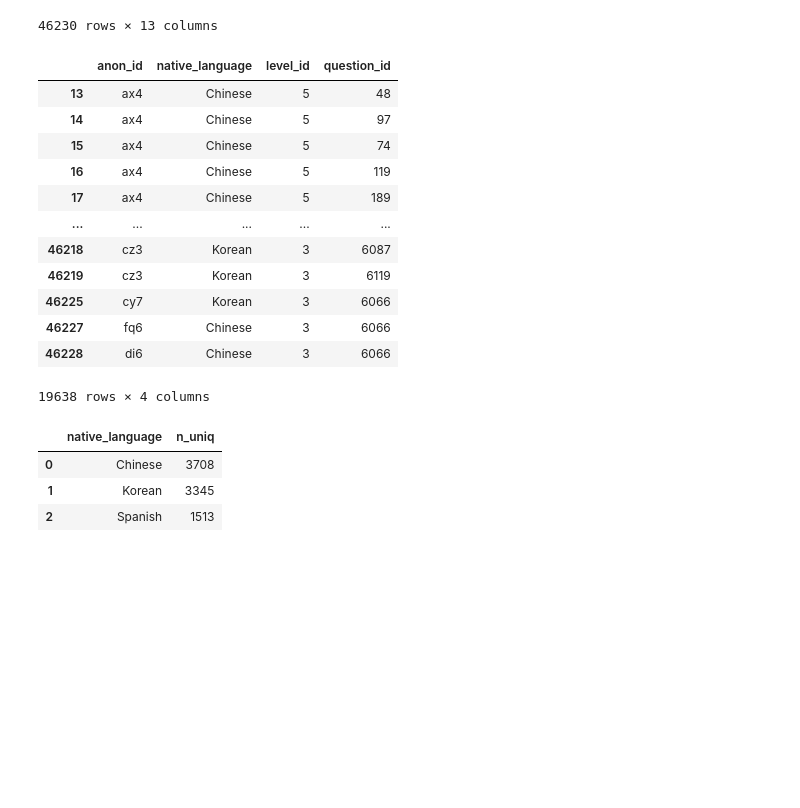
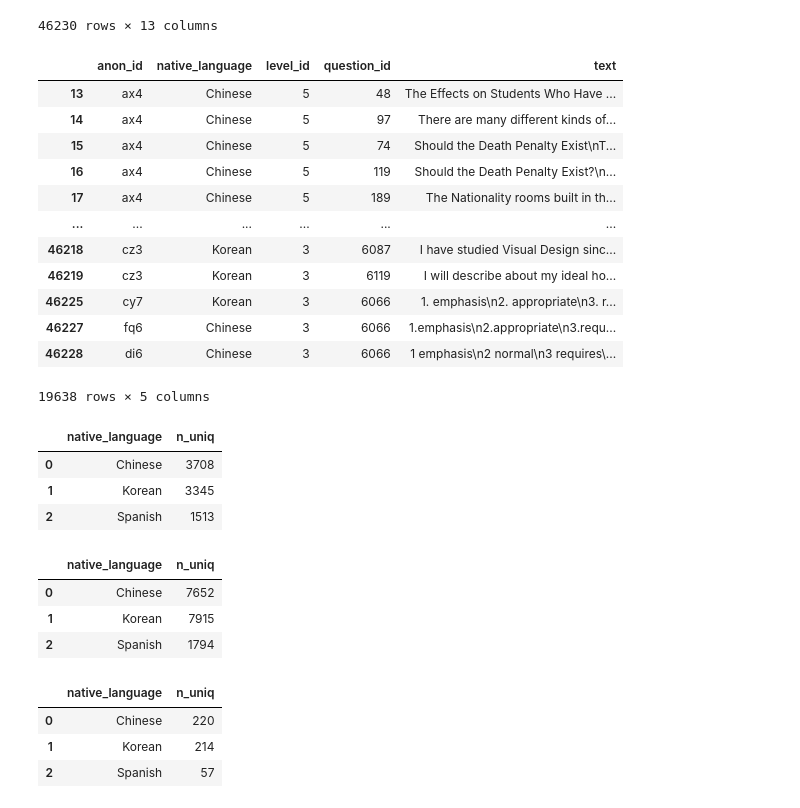
Before and after one commit to mencer456/LRDC-Research, a Jupyter notebook: SlideStats.ipynb, the cells around one changed output. Drawn from its saved outputs; the diff is of its cells as text; code cells hidden in the pictures; blank space fills up the shorter version.

```diff
--- a/SlideStats.ipynb
+++ b/SlideStats.ipynb
@@ -58,30 +58,32 @@ stu_ans_crs
 | 46229 | fm3 | Unknown | Arabic | NaN | NaN | 47725 | 6066 | 1034 | ... |
 46230 rows × 13 columns
 # %%
-sac_lvls=stu_ans_crs[['anon_id','native_language','level_id','question_id']]
+sac_lvls=stu_ans_crs[['anon_id','native_language','level_id','question_id','text']]
 sac_lvls_rkc=sac_lvls
 
 index=0
 for i in sac_lvls_rkc.native_language:
     if (i != 'Korean' and i != 'Spanish' and i != 'Chinese'):
         sac_lvls_rkc=sac_lvls_rkc.drop(index)
     index+=1
 
+sac_lvls_rkc=sac_lvls_rkc.reset_index()
+
 sac_lvls_rkc
 # %% [output]
-|  | anon_id | native_language | level_id | question_id |
-| 13 | ax4 | Chinese | 5 | 48 |
-| 14 | ax4 | Chinese | 5 | 97 |
-| 15 | ax4 | Chinese | 5 | 74 |
-| 16 | ax4 | Chinese | 5 | 119 |
-| 17 | ax4 | Chinese | 5 | 189 |
-| ... | ... | ... | ... | ... |
-| 46218 | cz3 | Korean | 3 | 6087 |
-| 46219 | cz3 | Korean | 3 | 6119 |
-| 46225 | cy7 | Korean | 3 | 6066 |
-| 46227 | fq6 | Chinese | 3 | 6066 |
-| 46228 | di6 | Chinese | 3 | 6066 |
+|  | anon_id | native_language | level_id | question_id | text |
+| 13 | ax4 | Chinese | 5 | 48 | The Effects on Students Who Have ... |
+| 14 | ax4 | Chinese | 5 | 97 | There are many different kinds of... |
+| 15 | ax4 | Chinese | 5 | 74 | Should the Death Penalty Exist\nT... |
+| 16 | ax4 | Chinese | 5 | 119 | Should the Death Penalty Exist?\n... |
+| 17 | ax4 | Chinese | 5 | 189 | The Nationality rooms built in th... |
+| ... | ... | ... | ... | ... | ... |
+| 46218 | cz3 | Korean | 3 | 6087 | I have studied Visual Design sinc... |
+| 46219 | cz3 | Korean | 3 | 6119 | I will describe about my ideal ho... |
+| 46225 | cy7 | Korean | 3 | 6066 | 1. emphasis\n2. appropriate\n3. r... |
+| 46227 | fq6 | Chinese | 3 | 6066 | 1.emphasis\n2.appropriate\n3.requ... |
+| 46228 | di6 | Chinese | 3 | 6066 | 1 emphasis\n2 normal\n3 requires\... |
-19638 rows × 4 columns
+19638 rows × 5 columns
 # %%
 # allows us to see what levels each anon_id participated in
 lvl_list=sac_lvls_rkc.groupby('anon_id').agg(n_uniq=('question_id','nunique'), lvl_nums=('question_id',get_uniques))
@@ -96,3 +98,21 @@ unique_q
 | 0 | Chinese | 3708 |
 | 1 | Korean | 3345 |
 | 2 | Spanish | 1513 |
+# %%
+unique_t=sac_lvls_rkc.groupby('native_language').agg(n_uniq=('text','nunique'))
+unique_t=unique_t.reset_index()
+unique_t
+# %% [output]
+|  | native_language | n_uniq |
+| 0 | Chinese | 7652 |
+| 1 | Korean | 7915 |
+| 2 | Spanish | 1794 |
+# %%
+unique_a=sac_lvls_rkc.groupby('native_language').agg(n_uniq=('anon_id','nunique'))
+unique_a=unique_a.reset_index()
+unique_a
+# %% [output]
+|  | native_language | n_uniq |
+| 0 | Chinese | 220 |
+| 1 | Korean | 214 |
+| 2 | Spanish | 57 |
```
Also changed, not shown: parts of 28 cells of this notebook.
